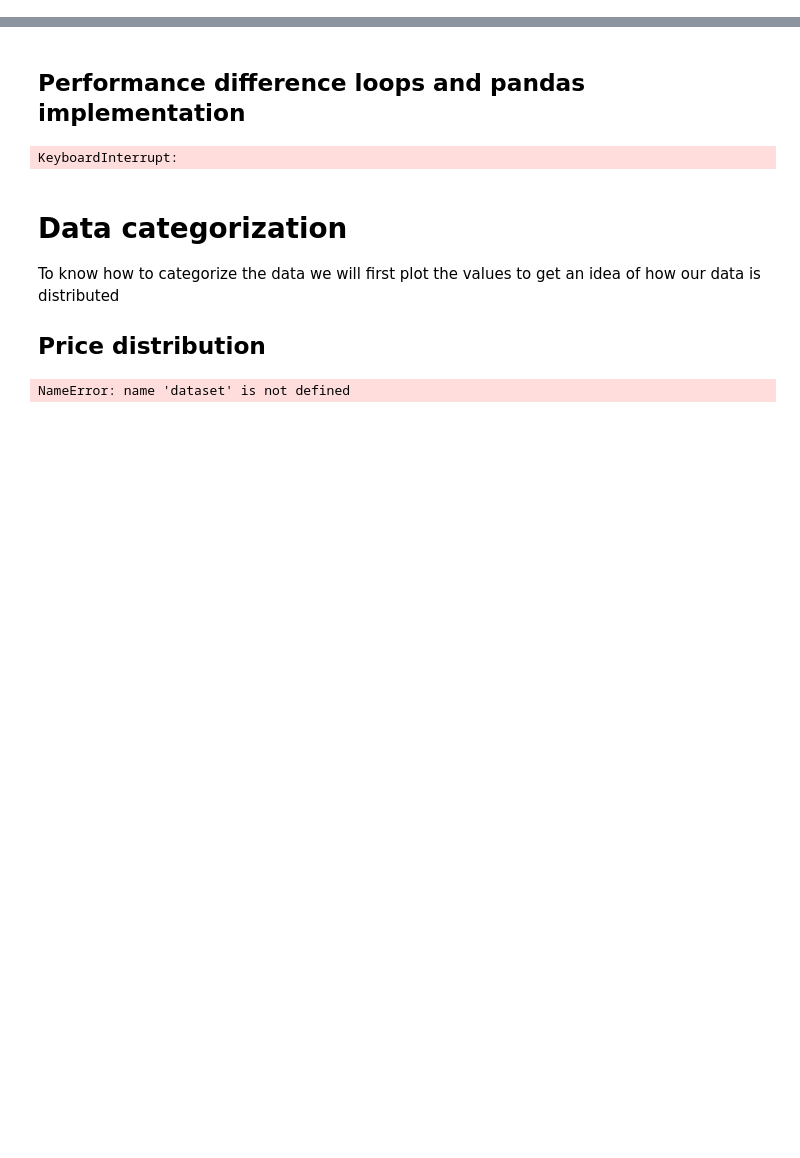
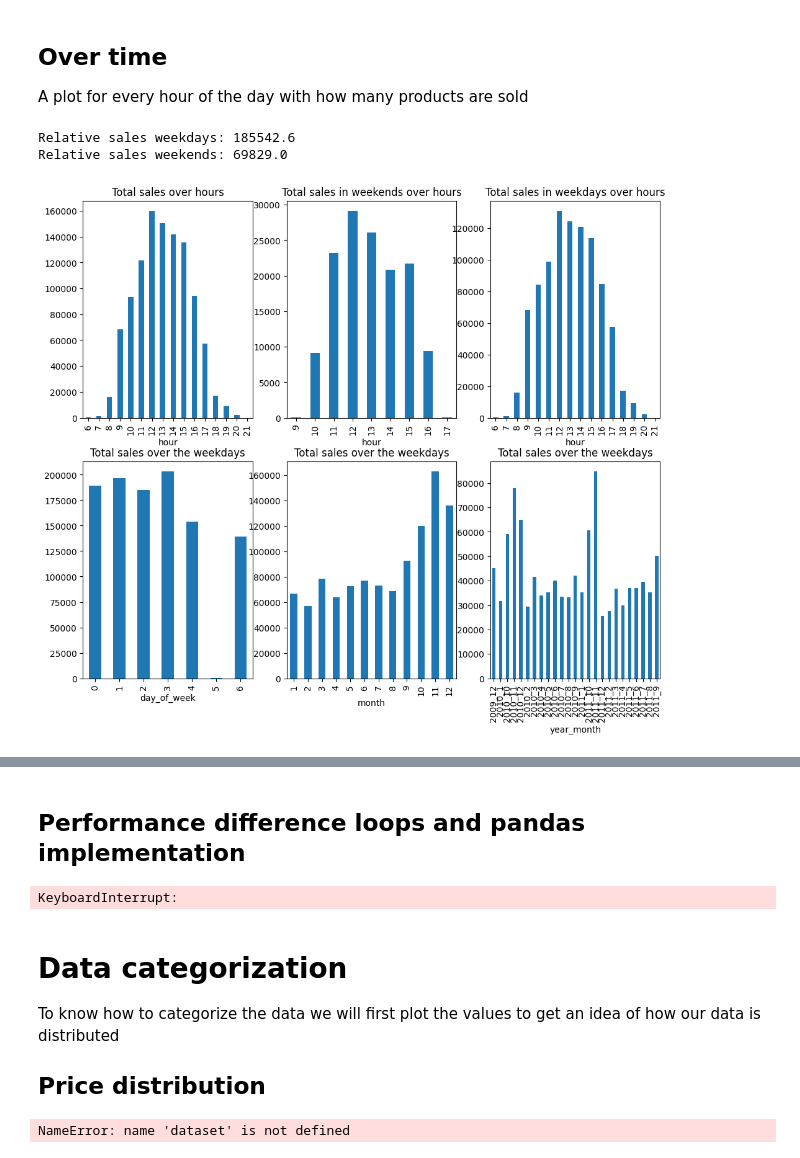
Before and after one commit to SteinVandenbroeke/Data_mining_projects, a Jupyter notebook: Assignment1/analyses.ipynb, the cells around one changed output, grey strips where cells are left out. Saved outputs shown, nothing was run; the diff lists cells and outputs as text; code cells hidden in the pictures; blank space fills up the shorter version.

```diff
--- a/Assignment1/analyses.ipynb
+++ b/Assignment1/analyses.ipynb
@@ -33 +34,30 @@ Country        713915
 dtype: int64
+# %% [markdown]
+## Over time
+A plot for every hour of the day with how many products are sold
+# %%
+retail_dataset = dataset.Dataset("retail.csv")
+#retail_dataset.handle_missing_or_wrong_values()
+retail_dataset.df['hour'] = retail_dataset.df['InvoiceDate'].apply(lambda date: date.hour)
+retail_dataset.df['day_of_week'] = retail_dataset.df['InvoiceDate'].apply(lambda date: date.day_of_week)
+retail_dataset.df['month'] = retail_dataset.df['InvoiceDate'].apply(lambda date: date.month)
+retail_dataset.df['year_month'] = retail_dataset.df['InvoiceDate'].apply(lambda date: f"{date.year}_{date.month}")
+
+fig, axes = plt.subplots(2, 3, figsize=(12, 10))
+
+retail_dataset.df['hour'].value_counts().sort_index().plot(kind='bar', title='Total sales over hours', ax=axes[0,0])
+retail_dataset.df[retail_dataset.df['InvoiceDate'].dt.day_of_week >= 5]['hour'].value_counts().sort_index().plot(kind='bar', title='Total sales in weekends over hours', ax=axes[0,1])
+retail_dataset.df[retail_dataset.df['InvoiceDate'].dt.day_of_week < 5]['hour'].value_counts().sort_index().plot(kind='bar', title='Total sales in weekdays over hours', ax=axes[0,2])
+
+retail_dataset.df['day_of_week'].value_counts().sort_index().plot(kind='bar', title='Total sales over the weekdays', ax=axes[1,0])
+
+retail_dataset.df['month'].value_counts().sort_index().plot(kind='bar', title='Total sales over the weekdays', ax=axes[1,1])
+
+retail_dataset.df['year_month'].value_counts().sort_index().plot(kind='bar', title='Total sales over the weekdays', ax=axes[1,2])
+
+print("Relative sales weekdays:", retail_dataset.df[retail_dataset.df['InvoiceDate'].dt.day_of_week < 5].count()["StockCode"] / 5)
+print("Relative sales weekends:", retail_dataset.df[retail_dataset.df['InvoiceDate'].dt.day_of_week >= 5].count()["StockCode"] / 2)
+# %% [output]
+Relative sales weekdays: 185542.6
+Relative sales weekends: 69829.0
+[figure, added]
```
Also changed, not shown: parts of 13 cells of this notebook, 2 other files.
